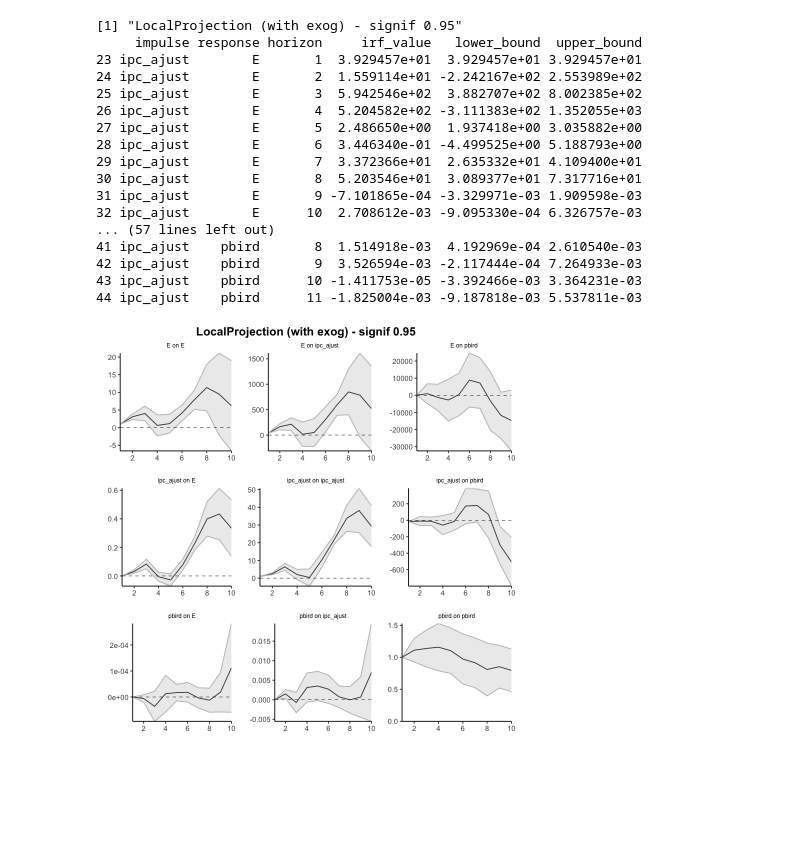
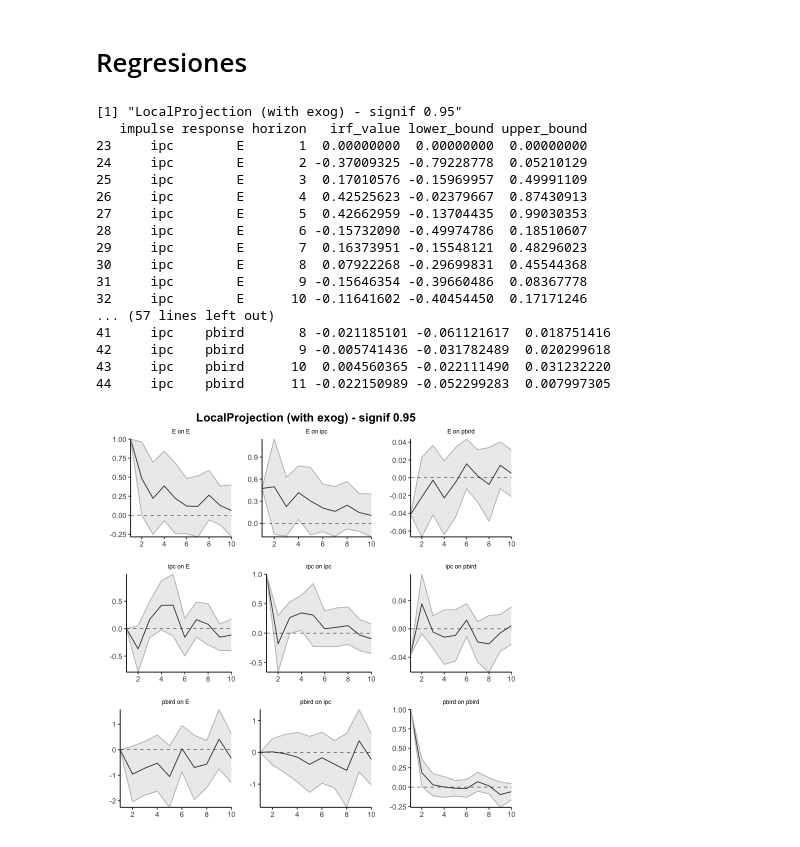
Before and after one commit to mbarrena/tesis, a Jupyter notebook: r_experiments/r_exps.ipynb, the cells around one changed output. Saved outputs shown, nothing was run; the diff lists cells and outputs as text; code cells hidden in the pictures; blank space fills up the shorter version.

Commit message:
Fixed dataframe output

```diff
--- a/r_experiments/r_exps.ipynb
+++ b/r_experiments/r_exps.ipynb
@@ -161,6 +178,6 @@ temp_file <- tempfile(fileext = ".xlsx")
 GET(url, write_disk(temp_file, overwrite = TRUE))
 
 # Read the `data` from the Excel file
-data <- read_excel(temp_file)
+df_trimestral_crudo <- read_excel(temp_file)
 # %% [output]
 Response [https://raw.githubusercontent.com/mbarrena/tesis/refs/heads/main/data/Data%20trimestral%201950%20a%202023%20con%20DUMMIES%20outliers%20(por%20trimestre).xlsx]
@@ -171,0 +189,15 @@ Response [https://raw.githubusercontent.com/mbarrena/tesis/refs/heads/main/data/
+# %%
+# Select specific columns and rows from df_trimestral_crudo
+df_Arg <- df_trimestral_crudo |>
+  dplyr::slice(37:dplyr::n()) |>  # Equivalent to iloc[36:] (1-based index in R)
+  dplyr::select(año, trimestre, ipc_ajust, E, Ebc, pbird, impp_usa, Psoja_USA, Pmaíz_USA, Ptrigo_USA, TOTfmi) |>  # nolint
+  as.data.frame()  # Convert to data frame (if needed)
+
+# Rename "ipc_ajust" to "ipc"
+df_Arg <- renameColumnOfDataframe(df_Arg, "ipc_ajust", "ipc")
+
+# Display first 6 rows
+print(head(df_Arg))
+
+# Display first 65 rows
+print(head(df_Arg, 65))
@@ -171,0 +253,19 @@ Response [https://raw.githubusercontent.com/mbarrena/tesis/refs/heads/main/data/
+# %%
+# Create df_ERPT_Arg as a copy of df_Arg
+df_ERPT_Arg <- df_Arg
+
+# Display first rows
+print(head(df_ERPT_Arg))
+
+# Apply logarithm transformation
+df_ERPT_Arg <- makeLogColumns(c("ipc", "E", "Ebc", "pbird", "impp_usa", "Psoja_USA", "Pmaíz_USA", "Ptrigo_USA", "TOTfmi"), df_ERPT_Arg)
+
+# Display transformed dataframe
+print(head(df_ERPT_Arg))
+
+# Apply differencing transformation
+df_ERPT_Arg <- makeDiffColumns(c("ipc", "E", "Ebc", "pbird", "impp_usa", "Psoja_USA", "Pmaíz_USA", "Ptrigo_USA", "TOTfmi"), df_ERPT_Arg)
+
+# Display first and last rows
+print(head(df_ERPT_Arg))
+print(tail(df_ERPT_Arg, 90))
@@ -172,22 +290,24 @@ Response [https://raw.githubusercontent.com/mbarrena/tesis/refs/heads/main/data/
+# %% [markdown]
+# Regresiones
 # %%
-res <- run_lp_model(data, endog=c("E", "ipc_ajust", "pbird"), exog=c("impp_usa"), max_lags = 3, newey_lags = 4, signif = 0.05)
+res <- run_lp_model(df_ERPT_Arg, endog=c("E", "ipc", "pbird"), exog=c("impp_usa"), max_lags = 3, newey_lags = 4, signif = 0.05)
 # %% [output]
 [1] "LocalProjection (with exog) - signif 0.95"
-     impulse response horizon     irf_value   lower_bound  upper_bound
-23 ipc_ajust        E       1  3.929457e+01  3.929457e+01 3.929457e+01
-24 ipc_ajust        E       2  1.559114e+01 -2.242167e+02 2.553989e+02
-25 ipc_ajust        E       3  5.942546e+02  3.882707e+02 8.002385e+02
-26 ipc_ajust        E       4  5.204582e+02 -3.111383e+02 1.352055e+03
-27 ipc_ajust        E       5  2.486650e+00  1.937418e+00 3.035882e+00
-28 ipc_ajust        E       6  3.446340e-01 -4.499525e+00 5.188793e+00
-29 ipc_ajust        E       7  3.372366e+01  2.635332e+01 4.109400e+01
-30 ipc_ajust        E       8  5.203546e+01  3.089377e+01 7.317716e+01
-31 ipc_ajust        E       9 -7.101865e-04 -3.329971e-03 1.909598e-03
-32 ipc_ajust        E      10  2.708612e-03 -9.095330e-04 6.326757e-03
+   impulse response horizon   irf_value lower_bound upper_bound
+23     ipc        E       1  0.00000000  0.00000000  0.00000000
+24     ipc        E       2 -0.37009325 -0.79228778  0.05210129
+25     ipc        E       3  0.17010576 -0.15969957  0.49991109
+26     ipc        E       4  0.42525623 -0.02379667  0.87430913
+27     ipc        E       5  0.42662959 -0.13704435  0.99030353
+28     ipc        E       6 -0.15732090 -0.49974786  0.18510607
+29     ipc        E       7  0.16373951 -0.15548121  0.48296023
+30     ipc        E       8  0.07922268 -0.29699831  0.45544368
+31     ipc        E       9 -0.15646354 -0.39660486  0.08367778
+32     ipc        E      10 -0.11641602 -0.40454450  0.17171246
 ... (57 lines left out)
-41 ipc_ajust    pbird       8  1.514918e-03  4.192969e-04 2.610540e-03
-42 ipc_ajust    pbird       9  3.526594e-03 -2.117444e-04 7.264933e-03
-43 ipc_ajust    pbird      10 -1.411753e-05 -3.392466e-03 3.364231e-03
-44 ipc_ajust    pbird      11 -1.825004e-03 -9.187818e-03 5.537811e-03
+41     ipc    pbird       8 -0.021185101 -0.061121617  0.018751416
+42     ipc    pbird       9 -0.005741436 -0.031782489  0.020299618
+43     ipc    pbird      10  0.004560365 -0.022111490  0.031232220
+44     ipc    pbird      11 -0.022150989 -0.052299283  0.007997305
-[figure, old version]
+[figure, new version]
 # %%
```
Also changed, not shown: parts of 11 cells of this notebook.
